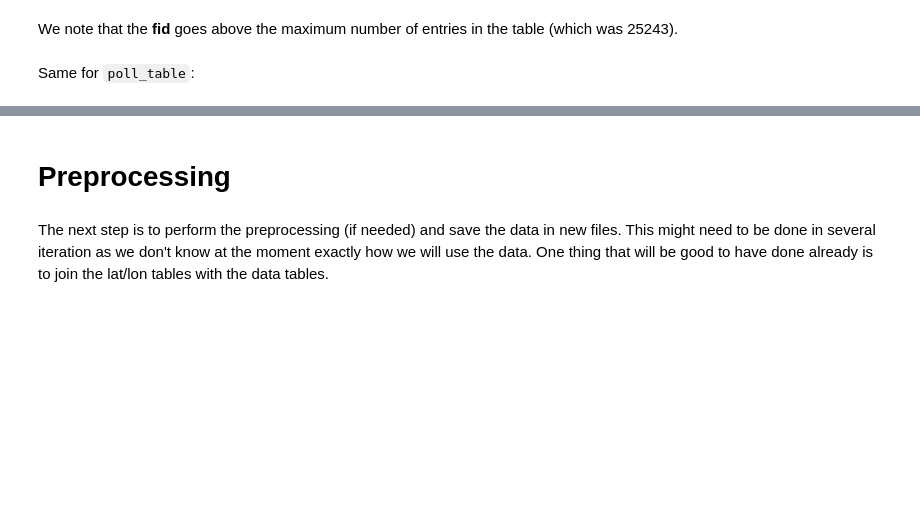
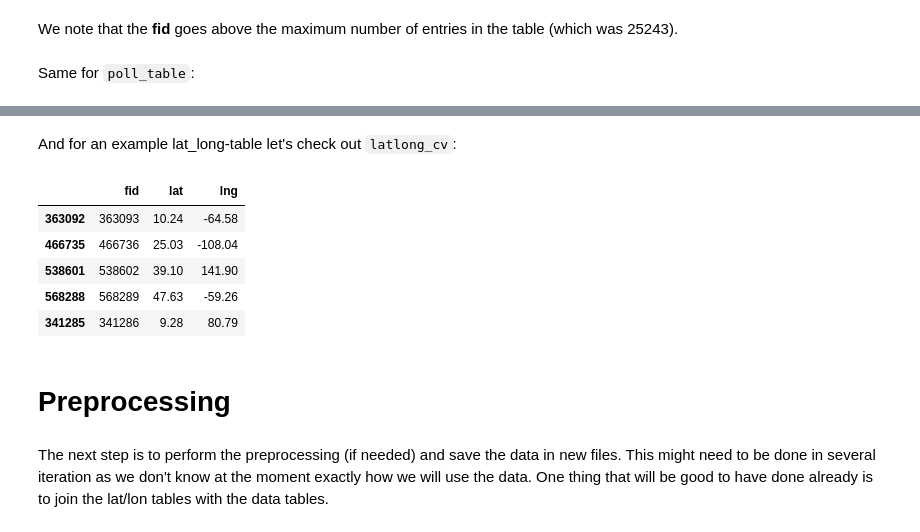
Before and after one commit to charlottegiseleweil/ipbes, a Jupyter notebook: data_exploration.ipynb, the cells around one changed output, grey strips where cells are left out. Cells and saved outputs as stored; diff of their text form; code cells hidden in the pictures; blank space fills up the shorter version.

```diff
--- a/data_exploration.ipynb
+++ b/data_exploration.ipynb
@@ -184,3 +180,14 @@ poll_table.sample(5)
+# %% [markdown]
+And for an example lat_long-table let's check out `latlong_cv`:
+# %%
+latlong_cv.sample(5)
+# %% [output]
+|  | fid | lat | lng |
+| 363092 | 363093 | 10.24 | -64.58 |
+| 466735 | 466736 | 25.03 | -108.04 |
+| 538601 | 538602 | 39.10 | 141.90 |
+| 568288 | 568289 | 47.63 | -59.26 |
+| 341285 | 341286 | 9.28 | 80.79 |
 # %% [markdown]
 # Preprocessing
 # %% [markdown]
```
Also changed, not shown: parts of 13 cells of this notebook, 15 other files.
